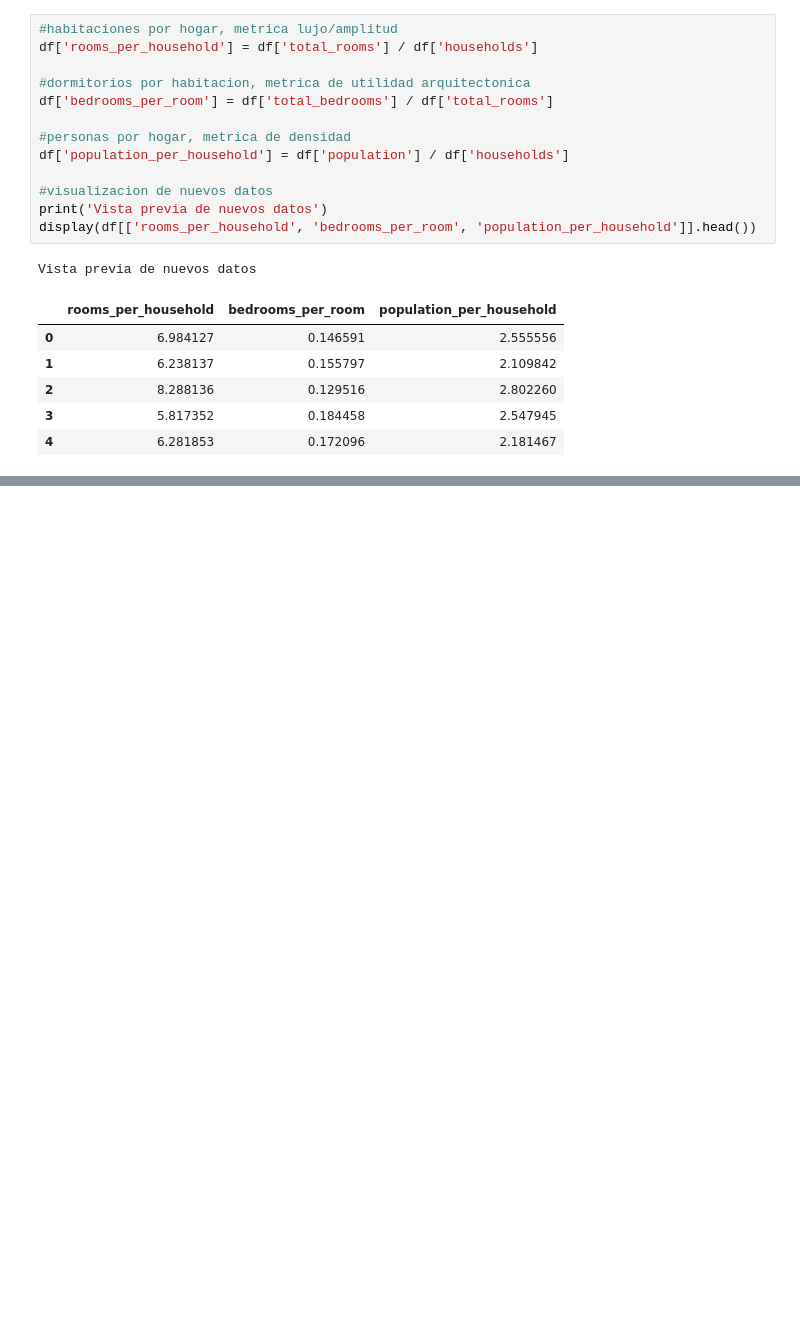
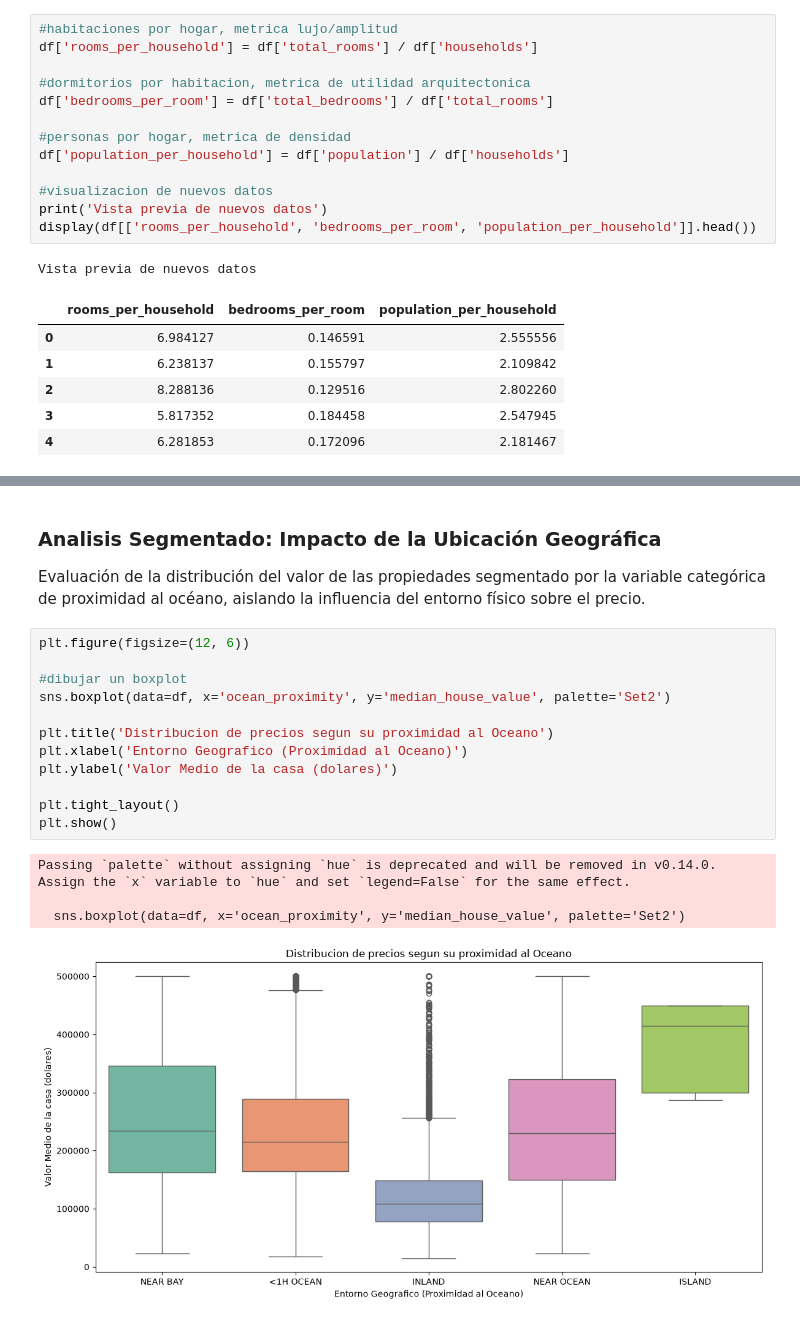
Before and after one commit to Cesahz/california-housing-energy-eda, a Jupyter notebook: notebooks/1.0-california-housing-eda.ipynb, the cells around one changed output, grey strips where cells are left out. Saved outputs shown, nothing was run; the diff lists cells and outputs as text; blank space fills up the shorter version.

Commit message:
feat: segmentar precios por proximidad al oceano y analizar distribucion geografica

```diff
--- a/notebooks/1.0-california-housing-eda.ipynb
+++ b/notebooks/1.0-california-housing-eda.ipynb
@@ -226,0 +249,20 @@ Vista previa de nuevos datos
+# %% [markdown]
+### Analisis Segmentado: Impacto de la Ubicación Geográfica
+Evaluación de la distribución del valor de las propiedades segmentado por la variable categórica de proximidad al océano, aislando la influencia del entorno físico sobre el precio.
+# %%
+plt.figure(figsize=(12, 6))
+
+#dibujar un boxplot
+sns.boxplot(data=df, x='ocean_proximity', y='median_house_value', palette='Set2')
+
+plt.title('Distribucion de precios segun su proximidad al Oceano')
+plt.xlabel('Entorno Geografico (Proximidad al Oceano)')
+plt.ylabel('Valor Medio de la casa (dolares)')
+
+plt.tight_layout()
+plt.show()
+# %% [output]
+Passing `palette` without assigning `hue` is deprecated and will be removed in v0.14.0. Assign the `x` variable to `hue` and set `legend=False` for the same effect.
+
+  sns.boxplot(data=df, x='ocean_proximity', y='median_house_value', palette='Set2')
+[figure, added]
```
Also changed, not shown: parts of 2 cells of this notebook.
